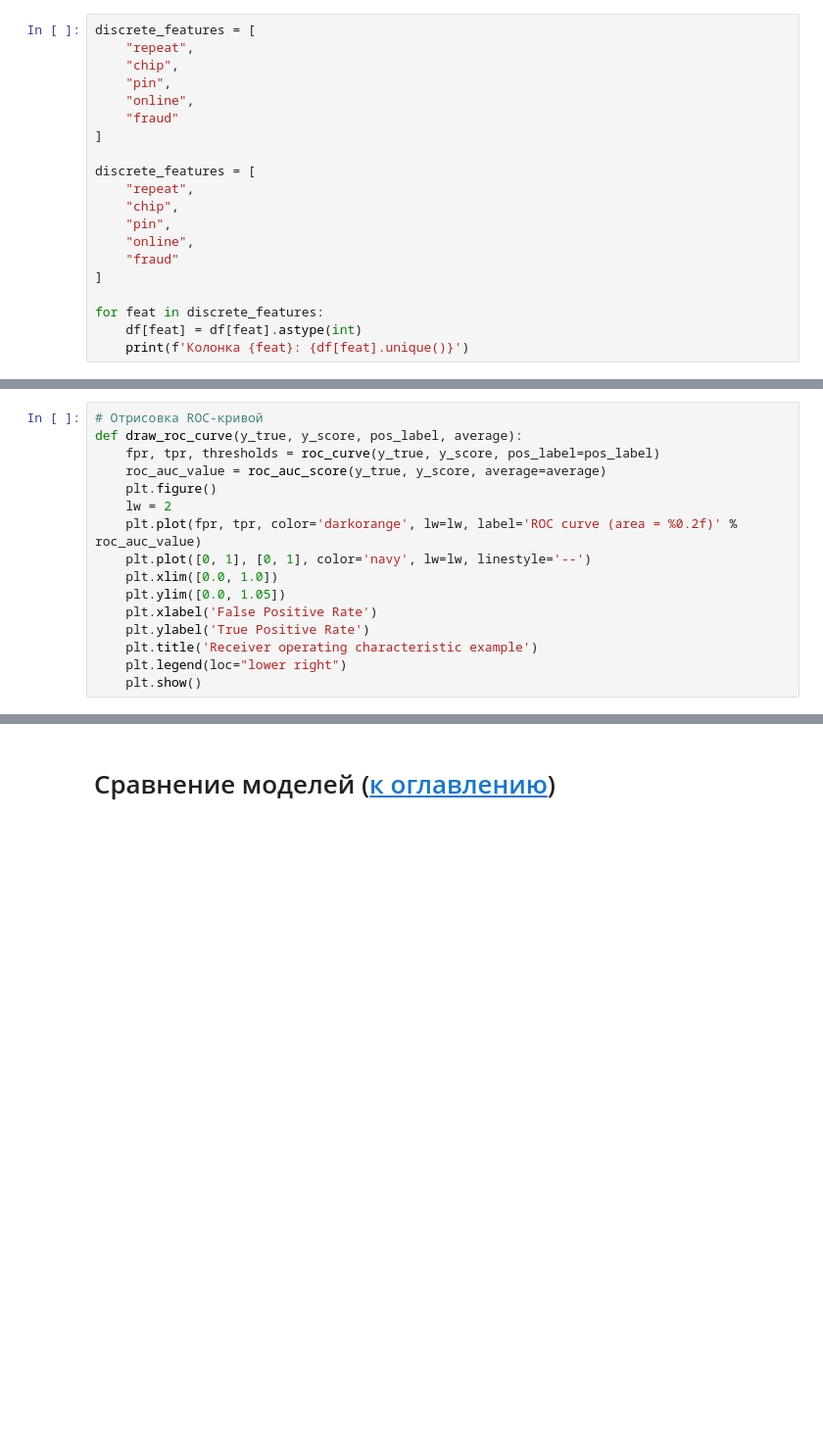
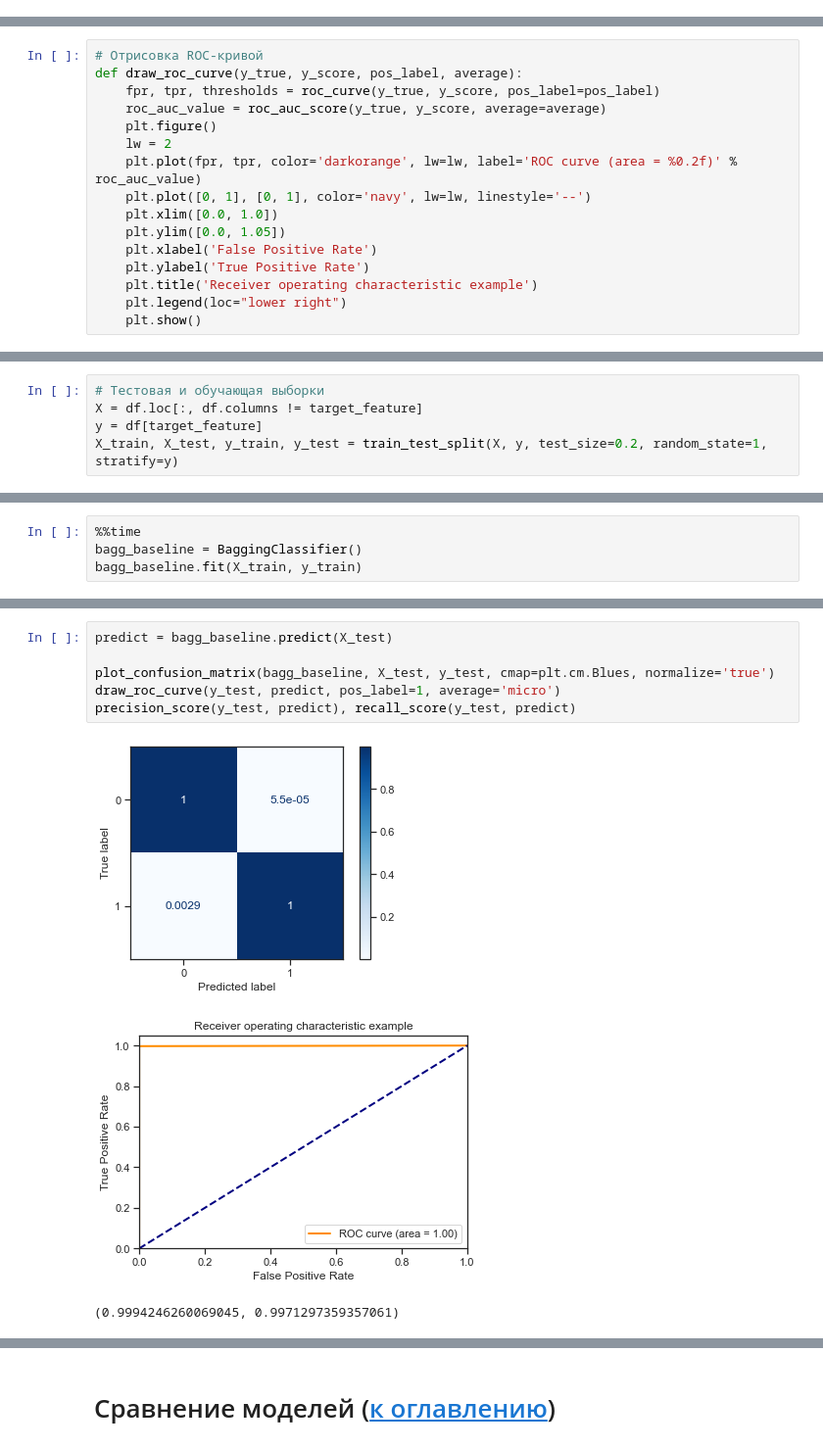
Before and after one commit to Arsen204/ml-course-2022, a Jupyter notebook: lab5/lab5.ipynb, the cells around one changed output, grey strips where cells are left out. Shown at 98% size. Cells and saved outputs as stored; diff of their text form; blank space fills up the shorter version.

```diff
--- a/lab5/lab5.ipynb
+++ b/lab5/lab5.ipynb
@@ -153,23 +187,3 @@ df.describe()
 | 50% | 9.965281 | 0.996695 | 0.996081 | 1.000000 | 0.000000 | 0.000000 | 1.000000 | 0.000000 |
 | 75% | 25.726777 | 3.333064 | 2.089016 | 1.000000 | 1.000000 | 0.000000 | 1.000000 | 0.000000 |
 | max | 4601.011222 | 2160.499922 | 266.689692 | 1.000000 | 1.000000 | 1.000000 | 1.000000 | 1.000000 |
-# %%
-discrete_features = [
-    "repeat",
-    "chip",
-    "pin",
-    "online",
-    "fraud"
-]
-
-discrete_features = [
-    "repeat",
-    "chip",
-    "pin",
-    "online",
-    "fraud"
-]
-
-for feat in discrete_features:
-    df[feat] = df[feat].astype(int)
-    print(f'Колонка {feat}: {df[feat].unique()}')
@@ -412,0 +245,5 @@ draw_feature_importances(tree, X)
+# %%
+# Тестовая и обучающая выборки
+X = df.loc[:, df.columns != target_feature]
+y = df[target_feature]
+X_train, X_test, y_train, y_test = train_test_split(X, y, test_size=0.2, random_state=1, stratify=y)
@@ -412,0 +258,4 @@ draw_feature_importances(tree, X)
+# %%
+%%time
+bagg_baseline = BaggingClassifier()
+bagg_baseline.fit(X_train, y_train)
@@ -412,0 +266,10 @@ draw_feature_importances(tree, X)
+# %%
+predict = bagg_baseline.predict(X_test)
+
+plot_confusion_matrix(bagg_baseline, X_test, y_test, cmap=plt.cm.Blues, normalize='true')
+draw_roc_curve(y_test, predict, pos_label=1, average='micro')
+precision_score(y_test, predict), recall_score(y_test, predict)
+# %% [output]
+[figure, added]
+[figure, added]
+(0.9994246260069045, 0.9971297359357061)
```
Also changed, not shown: parts of 56 cells of this notebook, 9 other files.
